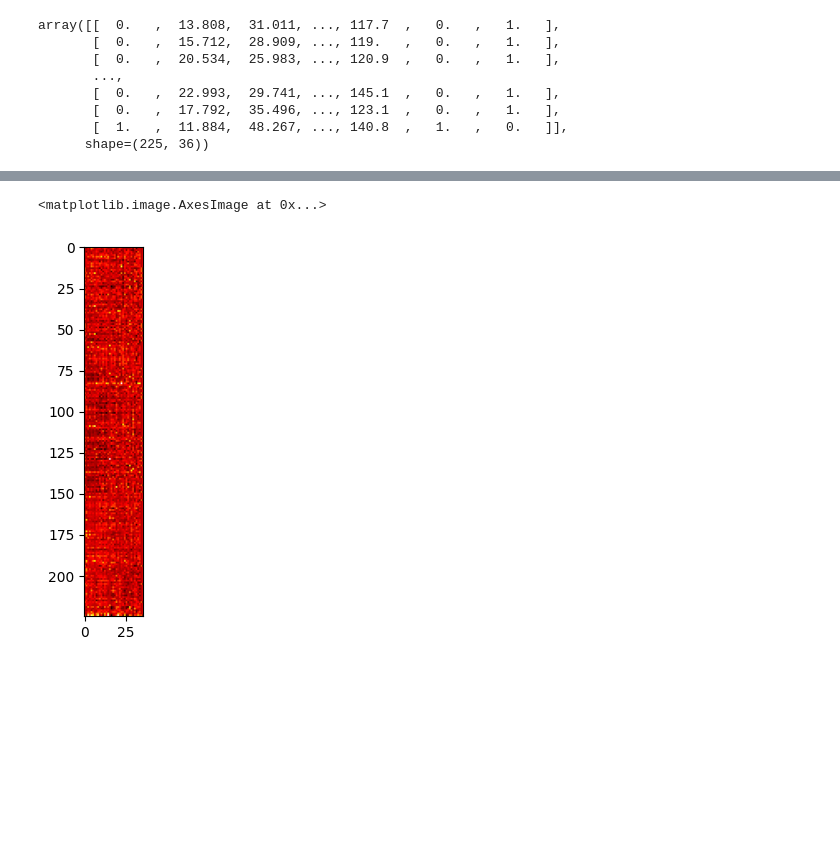
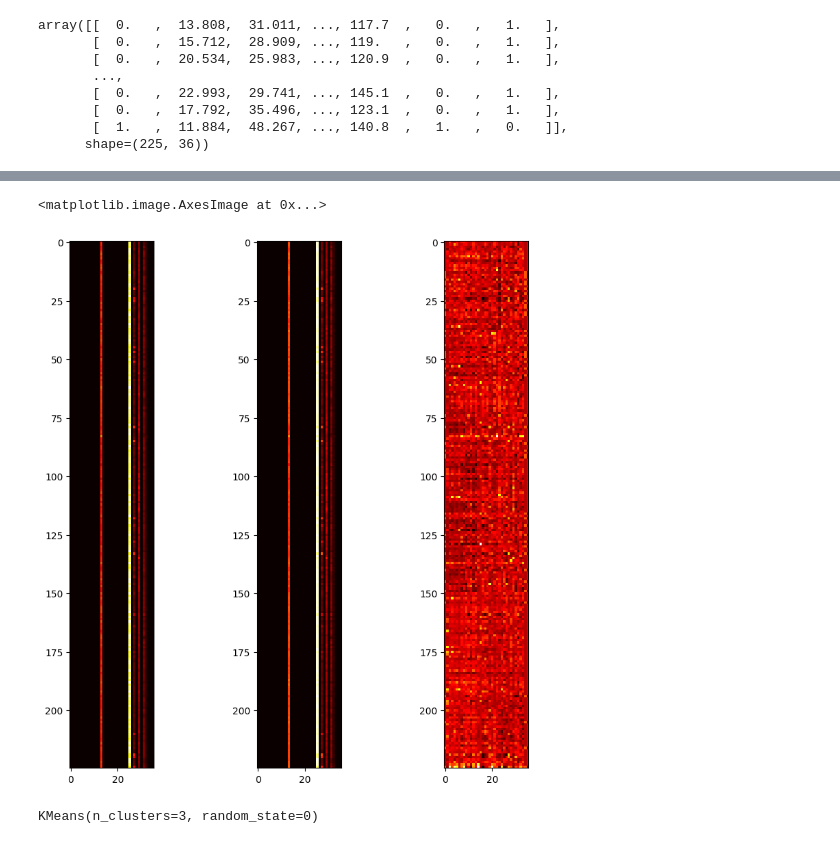
Before and after one commit to EvanEames/MLADCH2526, a Jupyter notebook: week4/ML_Week4.ipynb, the cells around one changed output, grey strips where cells are left out. Cells and saved outputs as stored; diff of their text form; code cells hidden in the pictures; blank space fills up the shorter version.

```diff
--- a/week4/ML_Week4.ipynb
+++ b/week4/ML_Week4.ipynb
@@ -255,9 +255,13 @@ import sklearn as sk
 # %%
-X = sk.preprocessing.StandardScaler().fit(X).transform(X)
+X_standardized = StandardScaler().fit(X).transform(X)
+X_normalized = normalize(X)
 # %%
 from matplotlib import pyplot as plt
-# %%
-plt.imshow(X, cmap='hot')
-# %% [output]
-<matplotlib.image.AxesImage at 0x...>
-[figure, removed]
+# %%
+f, ax = plt.subplots(1,3, figsize=(10,10))
+ax[0].imshow(X, cmap='hot')
+ax[1].imshow(X_normalized, cmap='hot')
+ax[2].imshow(X_standardized, cmap='hot')
+# %% [output]
+<matplotlib.image.AxesImage at 0x...>
+[figure, added]
@@ -263,0 +270,7 @@ plt.imshow(X, cmap='hot')
+# %%
+from sklearn.cluster import KMeans
+
+kmeans = KMeans(n_clusters = 3, random_state = 0, n_init='auto')
+kmeans.fit(X)
+# %% [output]
+KMeans(n_clusters=3, random_state=0)
```
Also changed, not shown: parts of 5 cells of this notebook, 5 other files.
